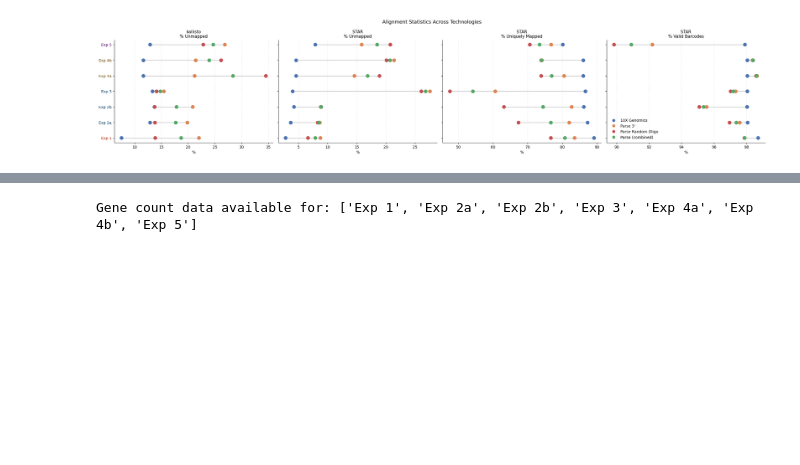
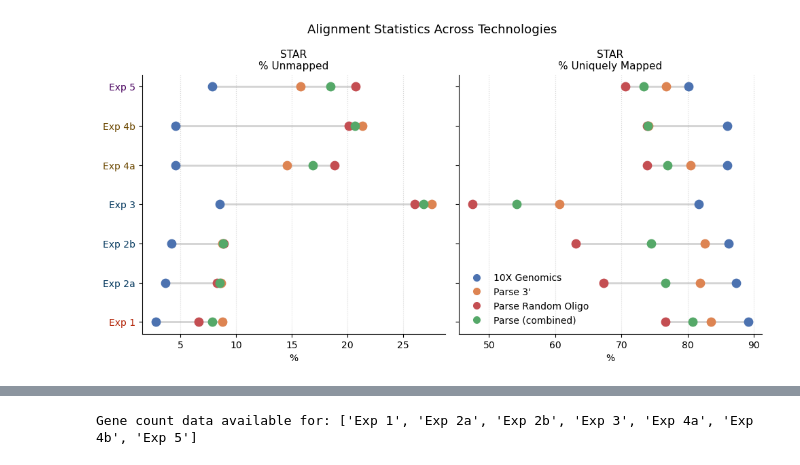
Before and after one commit to mcaskey6/10XvParse, a Jupyter notebook: Notebooks/Comparisons/boxplots.ipynb, the cells around one changed output, grey strips where cells are left out. Saved outputs shown, nothing was run; the diff lists cells and outputs as text; code cells hidden in the pictures; blank space fills up the shorter version.

```diff
--- a/Notebooks/Comparisons/boxplots.ipynb
+++ b/Notebooks/Comparisons/boxplots.ipynb
@@ -216,6 +216,8 @@ def load_sample(sample, genes_to_track=None):
             'n_genes_detected':      len(expressed),
             'shannon_entropy':       shannon,
             'star_pct_valid_bc':     pct_valid_bc,
+            'kb_PCReadsOnlist':      d.uns.get('kb_PCReadsOnlist', np.nan),
+            'kb_PCBCOnlist':         d.uns.get('kb_PCBCOnlist', np.nan),
         }
         for cat, count in bc_stats.items():
             row[f'bc_{cat}'] = count
@@ -672,44 +693,42 @@ plot_gene_set_boxplots(SAMPLES, {
 # %%
 STAT_METRICS = [
-    ('kallisto_pct_unmapped', 'kallisto\n% Unmapped'),
     ('star_pct_unmapped',     'STAR\n% Unmapped'),
     ('star_pct_unique',       'STAR\n% Uniquely Mapped'),
-    ('star_pct_valid_bc',     'STAR\n% Valid Barcodes'),
 ]
 
 sample_labels = [s['label'] for s in SAMPLES]
 
-fig, axes = plt.subplots(1, len(STAT_METRICS), figsize=(25, max(4, len(sample_labels) * 0.75)), sharey=True)
+fig, axes = plt.subplots(1, len(STAT_METRICS), figsize=(10, max(4, len(sample_labels) * 0.75)), sharey=True)
 
 for ax, (metric, title) in zip(axes, STAT_METRICS):
     for y, lbl in enumerate(sample_labels):
         sub  = stats_df[stats_df['sample'] == lbl]
         vals = {tech: sub.loc[sub['tech'] == tech, metric].values[0] for tech in TECHS}
 
         ax.plot([min(vals.values()), max(vals.values())], [y, y],
                 color='lightgray', linewidth=2, zorder=1)
         for tech, val in vals.items():
             ax.scatter([val], [y], color=COLORS[tech], s=80, zorder=2)
 
     ax.set_title(title, fontsize=11)
     ax.set_xlabel('%')
     ax.grid(axis='x', linestyle=':', alpha=0.5)
     ax.spines[['top', 'right']].set_visible(False)
 
 axes[0].set_yticks(range(len(sample_labels)))
 axes[0].set_yticklabels(sample_labels)
 for i, tick in enumerate(axes[0].get_yticklabels()):
     tick.set_color(TISSUE_COLORS[SAMPLES[i]['tissue']])
 
 legend_handles = [
     plt.Line2D([0], [0], marker='o', color='w', markerfacecolor=COLORS[t],
                markersize=9, label=TECH_LABELS[t])
     for t in TECHS
 ]
 axes[-1].legend(handles=legend_handles, loc='lower left', frameon=False)
 
 fig.suptitle('Alignment Statistics Across Technologies', fontsize=13)
 fig.tight_layout()
 plt.show()
 # %% [output]
-[figure, old version]
+[figure, new version]
```
Also changed, not shown: parts of 9 cells of this notebook, 32 other files.
